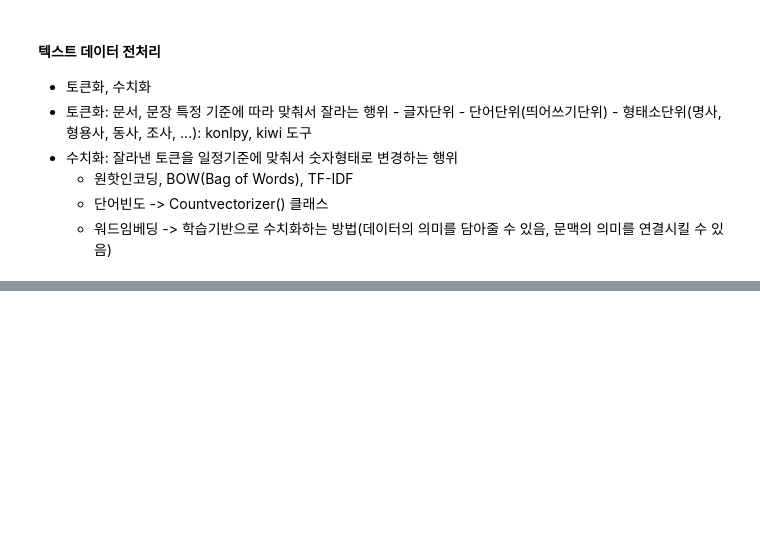
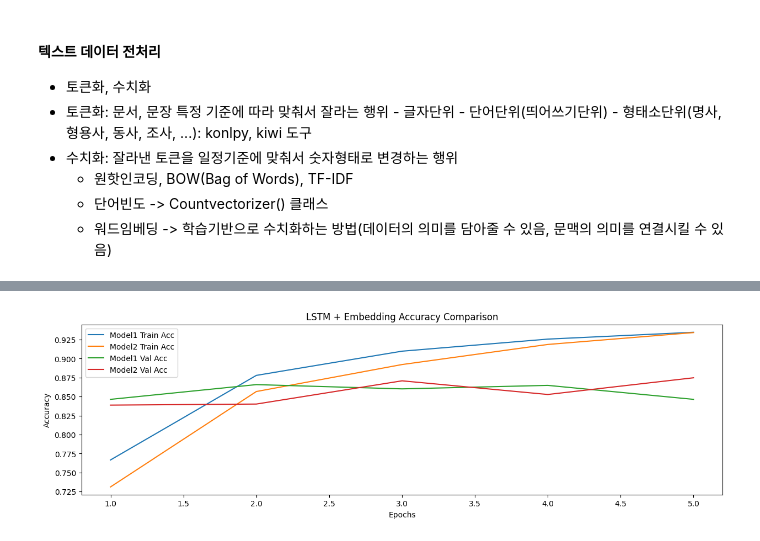
Before and after one commit to hyperdbio/Android-inject, a Jupyter notebook: ex09_RNN_영화리뷰학습하기(감성분석).ipynb, the cells around one changed output, grey strips where cells are left out. Drawn from its saved outputs; the diff is of its cells as text; code cells hidden in the pictures; blank space fills up the shorter version.

```diff
--- a/ex09_RNN_영화리뷰학습하기(감성분석).ipynb
+++ b/ex09_RNN_영화리뷰학습하기(감성분석).ipynb
@@ -155,0 +640,24 @@ vect
+# %%
+# LSTM + emb 모델 시각화 출력
+# 학습횟수 20
+
+plt.figure(figsize=(15,4))
+
+plt.plot(range(1, len(emb_h.history['accuracy'])+1),
+         emb_h.history['accuracy'], label='Model1 Train Acc')
+plt.plot(range(1, len(emb2_.history['accuracy'])+1),
+         emb2_.history['accuracy'], label='Model2 Train Acc')
+
+# Validation Accuracy
+plt.plot(range(1, len(emb_h.history['val_accuracy'])+1),
+         emb_h.history['val_accuracy'], label='Model1 Val Acc')
+plt.plot(range(1, len(emb2_.history['val_accuracy'])+1),
+         emb2_.history['val_accuracy'], label='Model2 Val Acc')
+
+plt.title("LSTM + Embedding Accuracy Comparison")
+plt.xlabel("Epochs")
+plt.ylabel("Accuracy")
+plt.legend()
+plt.show()
+# %% [output]
+[figure, added]
```
Also changed, not shown: parts of 43 cells of this notebook.
